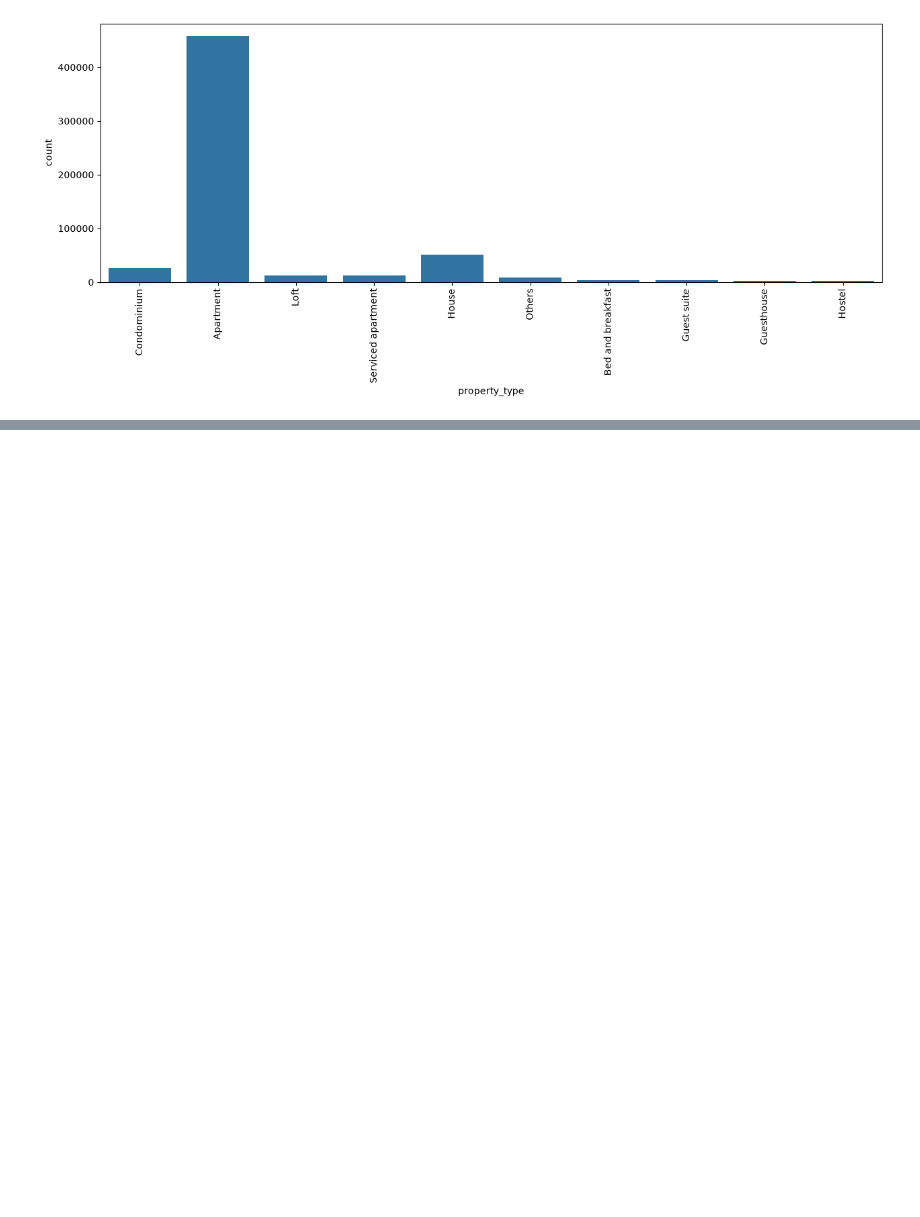
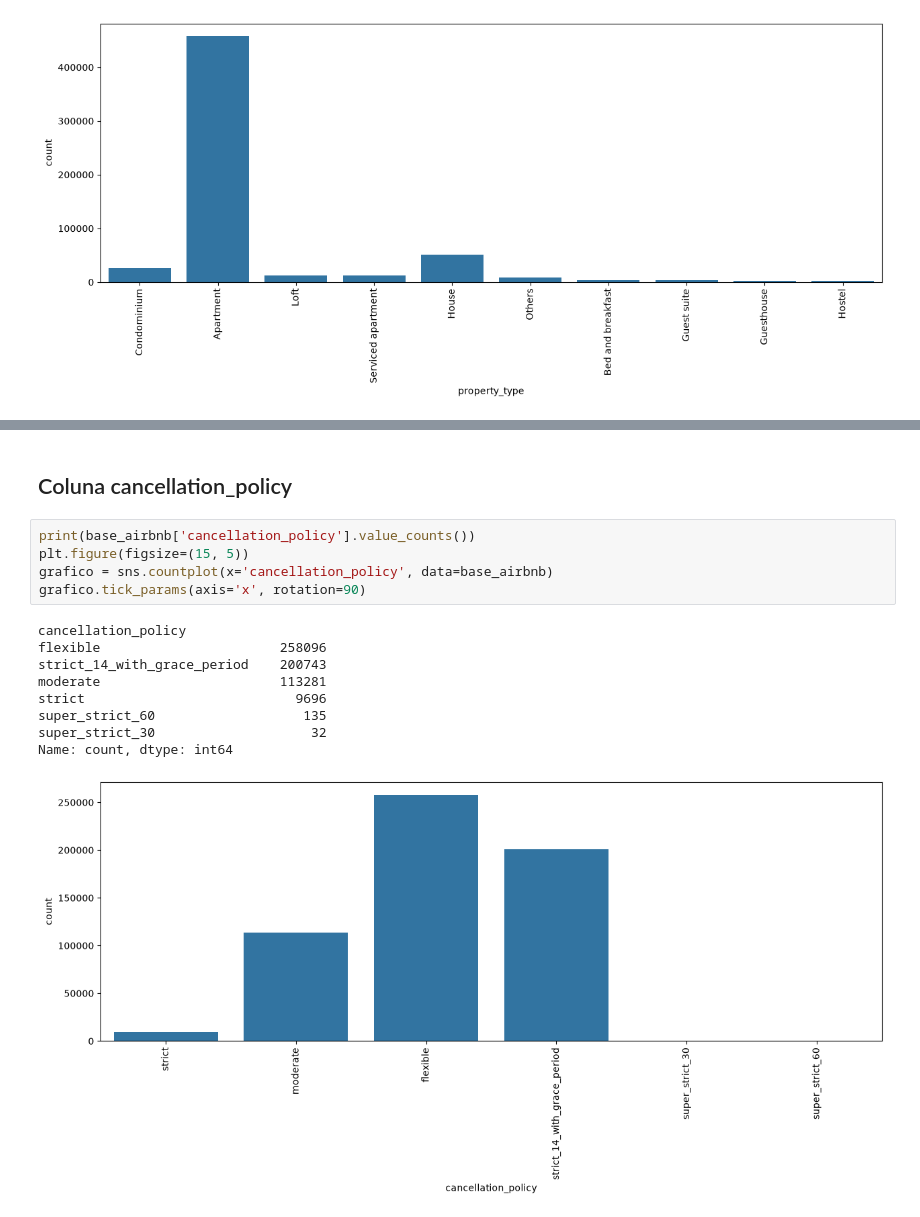
Before and after one commit to caioluizribeirochaves/Projeto-Data-Science, a Jupyter notebook: Solucao-Airbnb-Rio.ipynb, the cells around one changed output, grey strips where cells are left out. Drawn from its saved outputs; the diff is of its cells as text; blank space fills up the shorter version.

```diff
--- a/Solucao-Airbnb-Rio.ipynb
+++ b/Solucao-Airbnb-Rio.ipynb
@@ -424,0 +480,17 @@ Name: count, dtype: int64
+# %% [markdown]
+## Coluna cancellation_policy
+# %%
+print(base_airbnb['cancellation_policy'].value_counts())
+plt.figure(figsize=(15, 5))
+grafico = sns.countplot(x='cancellation_policy', data=base_airbnb)
+grafico.tick_params(axis='x', rotation=90)
+# %% [output]
+cancellation_policy
+flexible                       258096
+strict_14_with_grace_period    200743
+moderate                       113281
+strict                           9696
+super_strict_60                   135
+super_strict_30                    32
+Name: count, dtype: int64
+[figure, added]
```
Also changed, not shown: parts of 6 cells of this notebook.
